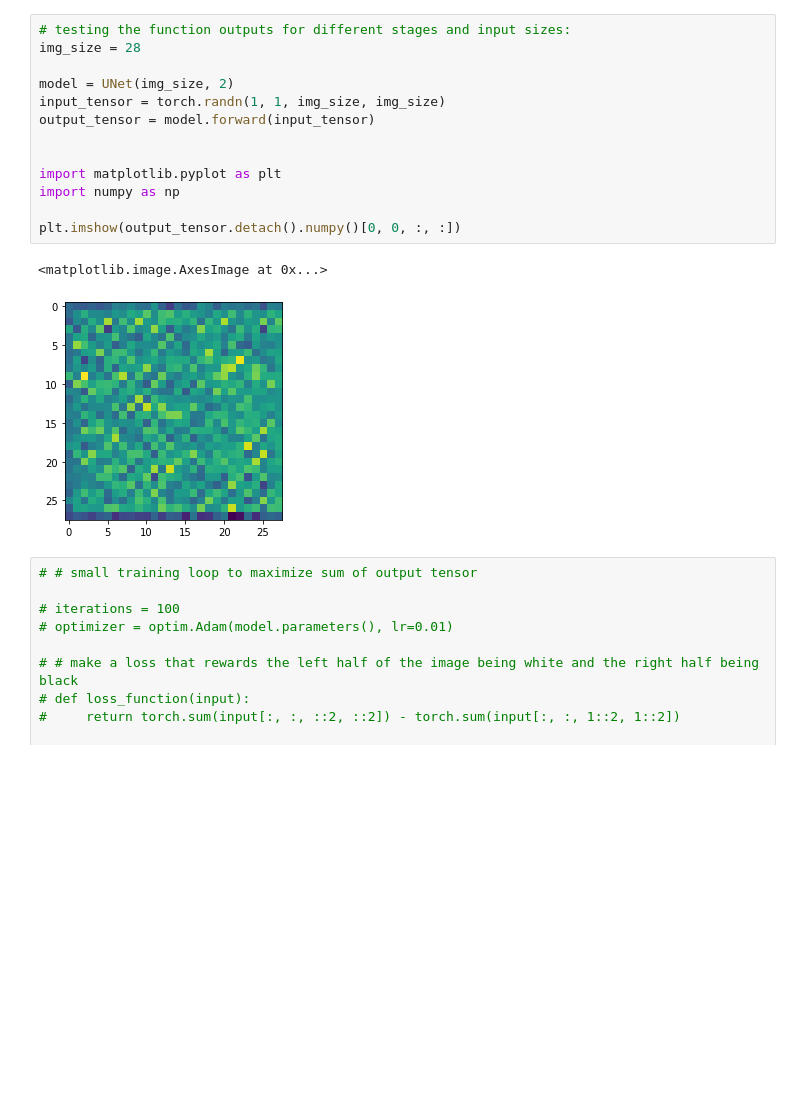
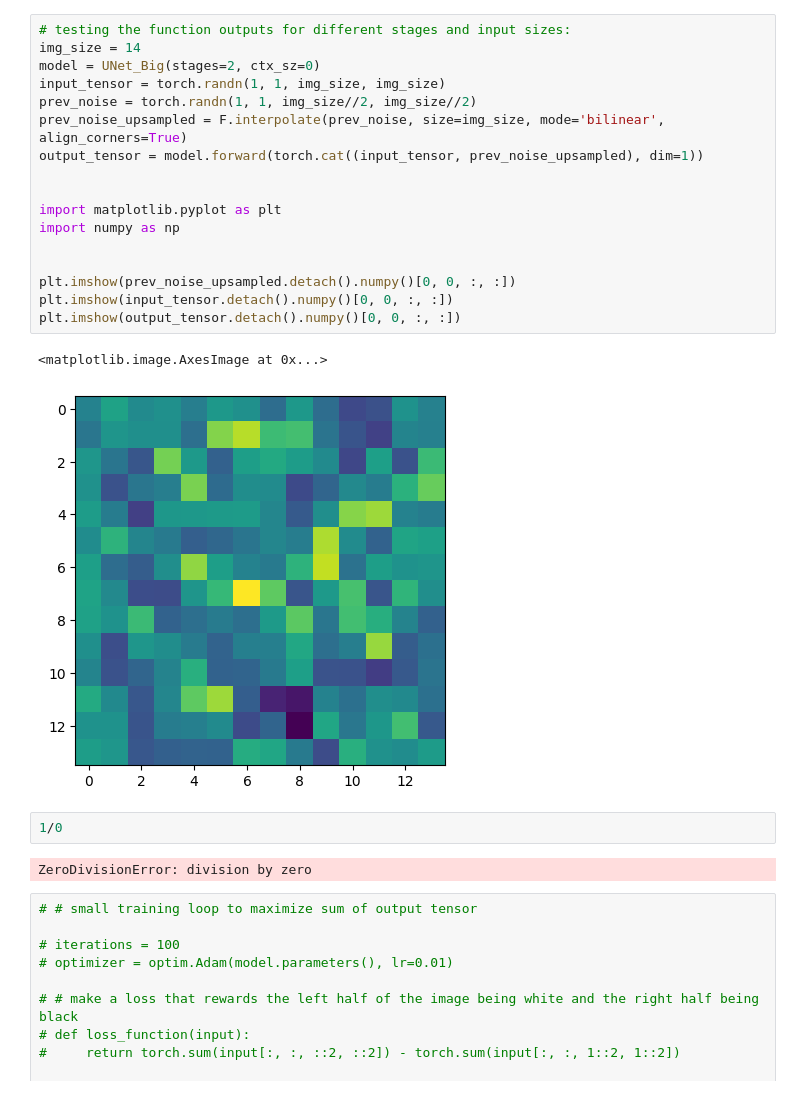
Before and after one commit to Whatisthisname/scale_space_denoising_diffusion_pm, a Jupyter notebook: model.ipynb, the cells around one changed output. Drawn from its saved outputs; the diff is of its cells as text; blank space fills up the shorter version.

```diff
--- a/model.ipynb
+++ b/model.ipynb
@@ -4,19 +8,27 @@ from unet import UNet
 # %%
 # testing the function outputs for different stages and input sizes:
-img_size = 28
-
-model = UNet(img_size, 2)
+img_size = 14
+model = UNet_Big(stages=2, ctx_sz=0)
 input_tensor = torch.randn(1, 1, img_size, img_size)
-output_tensor = model.forward(input_tensor)
+prev_noise = torch.randn(1, 1, img_size//2, img_size//2)
+prev_noise_upsampled = F.interpolate(prev_noise, size=img_size, mode='bilinear', align_corners=True)
+output_tensor = model.forward(torch.cat((input_tensor, prev_noise_upsampled), dim=1))
 
 
 import matplotlib.pyplot as plt
 import numpy as np
 
+
+plt.imshow(prev_noise_upsampled.detach().numpy()[0, 0, :, :])
+plt.imshow(input_tensor.detach().numpy()[0, 0, :, :])
 plt.imshow(output_tensor.detach().numpy()[0, 0, :, :])
 # %% [output]
 <matplotlib.image.AxesImage at 0x...>
-[figure, old version]
+[figure, new version]
+# %%
+1/0
+# %% [output]
+ZeroDivisionError: division by zero
 # %%
 # # small training loop to maximize sum of output tensor
 
```
Also changed, not shown: parts of 3 cells of this notebook, 13 other files.
